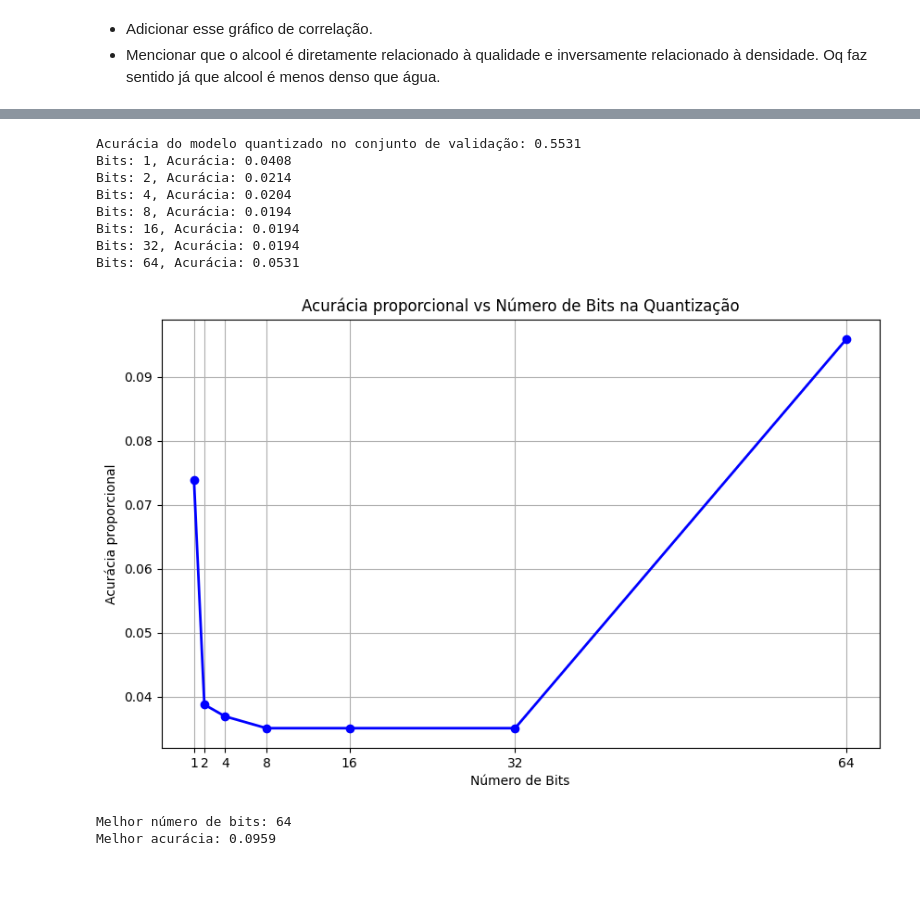
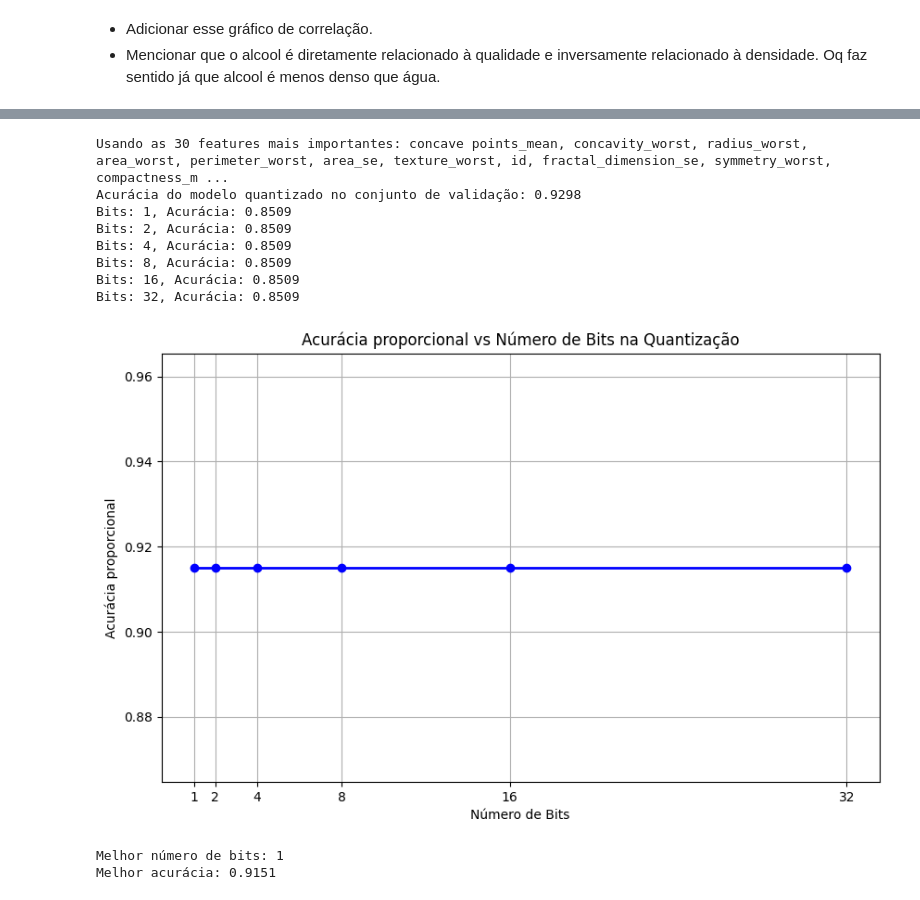
Before and after one commit to dfantonio/UFRGS-ELE401, a Jupyter notebook: projeto1-wine_dataset/modelagem.ipynb, the cells around one changed output, grey strips where cells are left out. Saved outputs shown, nothing was run; the diff lists cells and outputs as text; code cells hidden in the pictures.

```diff
--- a/projeto1-wine_dataset/modelagem.ipynb
+++ b/projeto1-wine_dataset/modelagem.ipynb
@@ -5,6 +5,7 @@ import numpy as np
 # Visualização
 import matplotlib.pyplot as plt
 import seaborn as sns
+from sklearn import datasets
 
 # Machine Learning
 from sklearn.model_selection import train_test_split, cross_val_score, KFold
@@ -26,7 +27,8 @@ import sys
 RANDOM_STATE = 2  # ou qualquer outro número
 
 # Carregar o dataset
-dataset = pd.read_csv("./winequality-white.csv", sep=";")
+dataset = pd.read_csv("./breast+cancer+wisconsin+diagnostic.csv", sep=",")
+# dataset = datasets.load_iris(as_frame=True).frame
 
 # Informações gerais
 print("\nInformações gerais do dataset:")
@@ -34,16 +36,16 @@ dataset.info()
 
 # Contabiliza numero de amostras por classe
 print("\nContabilização de amostras por classe:")
-print(dataset['quality'].value_counts())
+print(dataset['diagnosis'].value_counts())
 
 # Estatísticas descritivas
 print("\nEstatísticas descritivas:")
 display(dataset.describe())
-# Análise da distribuição da variável alvo (quality)
+# Análise da distribuição da variável alvo (diagnosis)
 plt.figure(figsize=(10, 6))
-sns.countplot(x='quality', data=dataset)
-plt.title('Distribuição da Qualidade do Vinho')
-plt.xlabel('Qualidade')
+sns.countplot(x='diagnosis', data=dataset)
+plt.title('Distribuição do Diagnóstico')
+plt.xlabel('Diagnóstico')
 plt.ylabel('Contagem')
 plt.savefig('/output/quality_distribution.png')
 plt.show()
@@ -250,7 +239,7 @@ dt_grid_search = GridSearchCV(
     param_grid=param_grid,
     cv=stratified_cv,
     scoring=['accuracy', 'balanced_accuracy', 'f1_weighted'],
-    refit='f1_weighted',  # Choose which metric to use for selecting best model,
+    refit='accuracy',  # usa a taxa de acerto como métrica para o melhor modelo,
     n_jobs=-1  # Usar todos os cores disponíveis
 )
 
@@ -373,6 +362,6 @@ print(f"Validation Accuracy: {val_accuracy_list[optimal_idx]:.4f}")
 # Show detailed results table
 display(results_df)
 
-# Define o número de features ótimas como 6 pois houve pouca queda na taxa de acerto
-optimal_features = 6
+# Define o número de features ótimas como 3 pois houve pouca queda na taxa de acerto
+optimal_features = 30
 # %% [output]
@@ -406,6 +406,5 @@ Validation Accuracy: 0.5745
 # %%
-
-
+## Quantização do modelo
 
 class my_quantized_DT():
     """
@@ -418,6 +417,9 @@ class my_quantized_DT():
         levels = 2**bits
         max_value = levels-1
         min_value = 0
+
+        # # TESTE
+        # self = clf
 
         # quantizando parâmetros da árvore
         self.threshold = clf.tree_.threshold*max_value
@@ -432,6 +434,11 @@ class my_quantized_DT():
         self.children_right = clf.tree_.children_right   # next node if right
         self.feature = clf.tree_.feature    # feature to be compared with
         self.value = clf.tree_.value    # number of members for each class
+
+        # TESTE
+        self.tree_ = clf.tree_  # tree structure
+        self.n_features_in_ = clf.n_features_in_  # number of features
+        self.n_classes_ = clf.n_classes_  # number of classes
 
     def predict(self, X_qt):
         Y = []
@@ -460,21 +467,32 @@ class my_quantized_DT():
 
         return next_node, y
 
+# Seleciona apenas as features mais importantes
+selected_features = ordered_features[:optimal_features]
+print(f"Usando as {optimal_features} features mais importantes: {', '.join(selected_features)}")
+
+# Obtem os índices das features selecionadas
+selected_indices = [list(X.columns).index(feat) for feat in selected_features]
+
+# Seleciona apenas as features importantes dos conjuntos de dados
+X_train_selected = X_train[:, selected_indices]
+X_val_selected = X_val[:, selected_indices]
+X_test_selected = X_test[:, selected_indices]
 
 modelo_quantizado = DecisionTreeClassifier(
     max_depth=best_pruned_model.max_depth,
     random_state=RANDOM_STATE,
     class_weight='balanced'
 )
-modelo_quantizado.fit(X_train, y_train)
+modelo_quantizado.fit(X_train_selected, y_train)
 
-accuracy_score_val_quantizado = accuracy_score(y_val, modelo_quantizado.predict(X_val))
+accuracy_score_val_quantizado = accuracy_score(y_val, modelo_quantizado.predict(X_val_selected))
 print(f"Acurácia do modelo quantizado no conjunto de validação: {accuracy_score_val_quantizado:.4f}")
 
 
 # Lista para armazenar as acurácias
 acuracias = []
-bits_range = [1,2,4,8,16,32,64]  # testa de 1 a 64 bits
+bits_range = [1,2,4,8,16,32]  # testa de 1 a 32 bits
 
 # Para cada número de bits
 for bits in bits_range:
@@ -485,42 +503,45 @@ for bits in bits_range:
     max_value = 2**bits-1
 
     X_temp = X_val * max_value
     X_temp = np.floor(X_temp)
     X_qt = X_temp.astype(int)
 
     # Faz as previsões
     Y_qt = clf_qt.predict(X_qt)
 
+    # Converte os índices de volta para os rótulos originais
+    Y_qt_labels = [modelo_quantizado.classes_[i] for i in Y_qt]
+
     # Calcula a acurácia
-    acuracia = accuracy_score(y_val, Y_qt)
+    acuracia = accuracy_score(y_val, Y_qt_labels)
     acuracias.append(acuracia/accuracy_score_val_quantizado)
 
     print(f"Bits: {bits}, Acurácia: {acuracia:.4f}")
 
 
 # Plota os resultados
 plt.figure(figsize=(10, 6))
 plt.plot(bits_range, acuracias, 'b-o', linewidth=2)
 plt.xlabel('Número de Bits')
 plt.ylabel('Acurácia proporcional')
 plt.title('Acurácia proporcional vs Número de Bits na Quantização')
 plt.grid(True)
 plt.xticks(bits_range)
 plt.show()
 
 # Encontra o melhor número de bits
 melhor_bits = bits_range[np.argmax(acuracias)]
 print(f"\nMelhor número de bits: {melhor_bits}")
 print(f"Melhor acurácia: {max(acuracias):.4f}")
 # %% [output]
-Acurácia do modelo quantizado no conjunto de validação: 0.5531
-Bits: 1, Acurácia: 0.0408
-Bits: 2, Acurácia: 0.0214
-Bits: 4, Acurácia: 0.0204
-Bits: 8, Acurácia: 0.0194
-Bits: 16, Acurácia: 0.0194
-Bits: 32, Acurácia: 0.0194
-Bits: 64, Acurácia: 0.0531
+Usando as 30 features mais importantes: concave points_mean, concavity_worst, radius_worst, area_worst, perimeter_worst, area_se, texture_worst, id, fractal_dimension_se, symmetry_worst, compactness_m ...
+Acurácia do modelo quantizado no conjunto de validação: 0.9298
+Bits: 1, Acurácia: 0.8509
+Bits: 2, Acurácia: 0.8509
+Bits: 4, Acurácia: 0.8509
+Bits: 8, Acurácia: 0.8509
+Bits: 16, Acurácia: 0.8509
+Bits: 32, Acurácia: 0.8509
-[figure, old version]
+[figure, new version]
-Melhor número de bits: 64
-Melhor acurácia: 0.0959
+Melhor número de bits: 1
+Melhor acurácia: 0.9151
```
Also changed, not shown: parts of 15 cells of this notebook, 5 other files.
